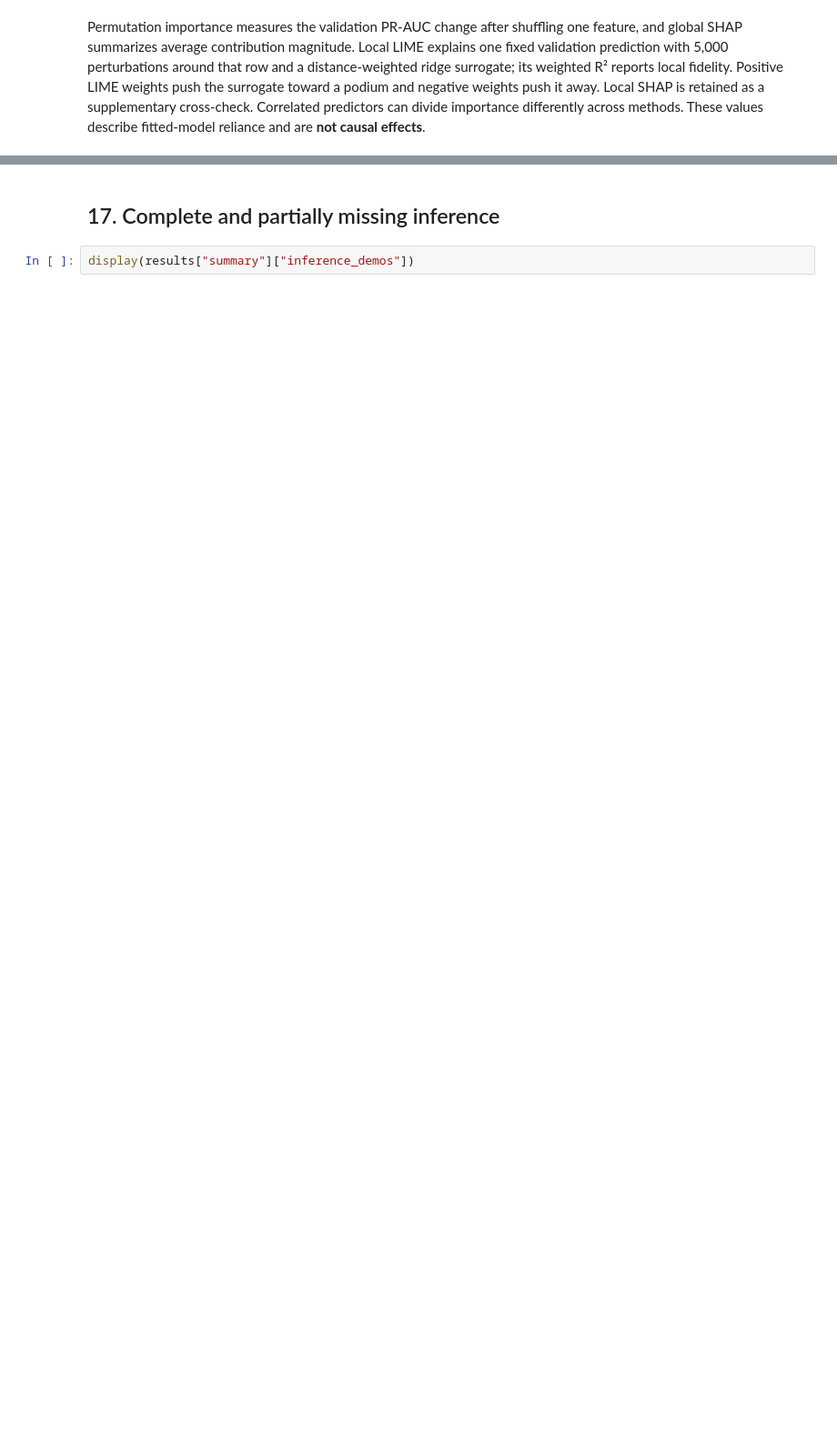
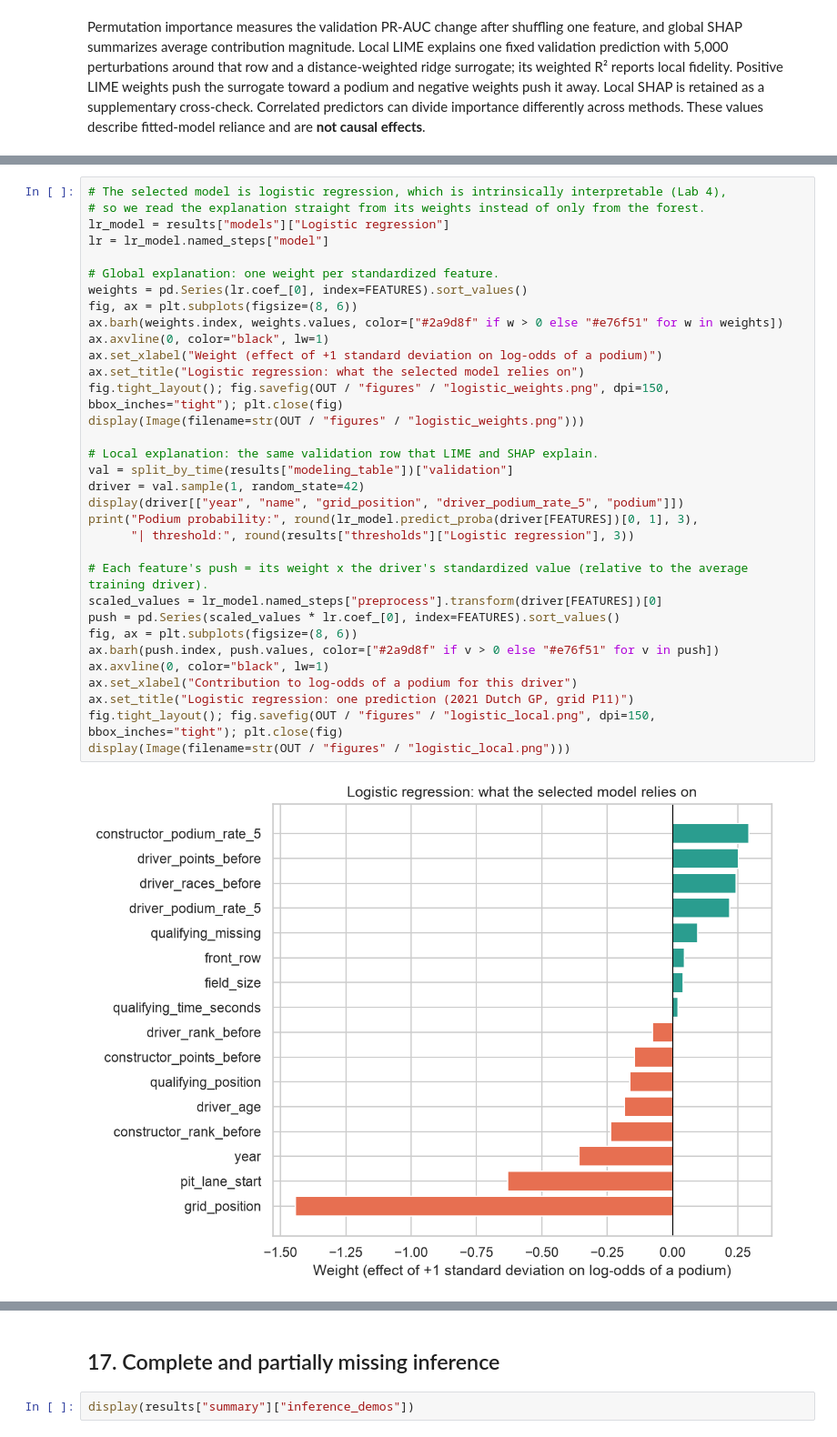
Before and after one commit to aliyousefex/ACL-9th-Paladin, a Jupyter notebook: notebooks/milestone_1_f1_podium_prediction.ipynb, the cells around one changed output, grey strips where cells are left out. Shown at 91% size. Cells and saved outputs as stored; diff of their text form; blank space fills up the shorter version.

Commit message:
Explain the selected logistic regression model: global weights and a local explanation

```diff
--- a/notebooks/milestone_1_f1_podium_prediction.ipynb
+++ b/notebooks/milestone_1_f1_podium_prediction.ipynb
@@ -2152,0 +2155,35 @@ Permutation importance measures the validation PR-AUC change after shuffling one
+# %%
+# The selected model is logistic regression, which is intrinsically interpretable (Lab 4),
+# so we read the explanation straight from its weights instead of only from the forest.
+lr_model = results["models"]["Logistic regression"]
+lr = lr_model.named_steps["model"]
+
+# Global explanation: one weight per standardized feature.
+weights = pd.Series(lr.coef_[0], index=FEATURES).sort_values()
+fig, ax = plt.subplots(figsize=(8, 6))
+ax.barh(weights.index, weights.values, color=["#2a9d8f" if w > 0 else "#e76f51" for w in weights])
+ax.axvline(0, color="black", lw=1)
+ax.set_xlabel("Weight (effect of +1 standard deviation on log-odds of a podium)")
+ax.set_title("Logistic regression: what the selected model relies on")
+fig.tight_layout(); fig.savefig(OUT / "figures" / "logistic_weights.png", dpi=150, bbox_inches="tight"); plt.close(fig)
+display(Image(filename=str(OUT / "figures" / "logistic_weights.png")))
+
+# Local explanation: the same validation row that LIME and SHAP explain.
+val = split_by_time(results["modeling_table"])["validation"]
+driver = val.sample(1, random_state=42)
+display(driver[["year", "name", "grid_position", "driver_podium_rate_5", "podium"]])
+print("Podium probability:", round(lr_model.predict_proba(driver[FEATURES])[0, 1], 3),
+      "| threshold:", round(results["thresholds"]["Logistic regression"], 3))
+
+# Each feature's push = its weight x the driver's standardized value (relative to the average training driver).
+scaled_values = lr_model.named_steps["preprocess"].transform(driver[FEATURES])[0]
+push = pd.Series(scaled_values * lr.coef_[0], index=FEATURES).sort_values()
+fig, ax = plt.subplots(figsize=(8, 6))
+ax.barh(push.index, push.values, color=["#2a9d8f" if v > 0 else "#e76f51" for v in push])
+ax.axvline(0, color="black", lw=1)
+ax.set_xlabel("Contribution to log-odds of a podium for this driver")
+ax.set_title("Logistic regression: one prediction (2021 Dutch GP, grid P11)")
+fig.tight_layout(); fig.savefig(OUT / "figures" / "logistic_local.png", dpi=150, bbox_inches="tight"); plt.close(fig)
+display(Image(filename=str(OUT / "figures" / "logistic_local.png")))
+# %% [output]
+[figure, added]
```
Also changed, not shown: parts of 16 cells of this notebook, 1 other file.
